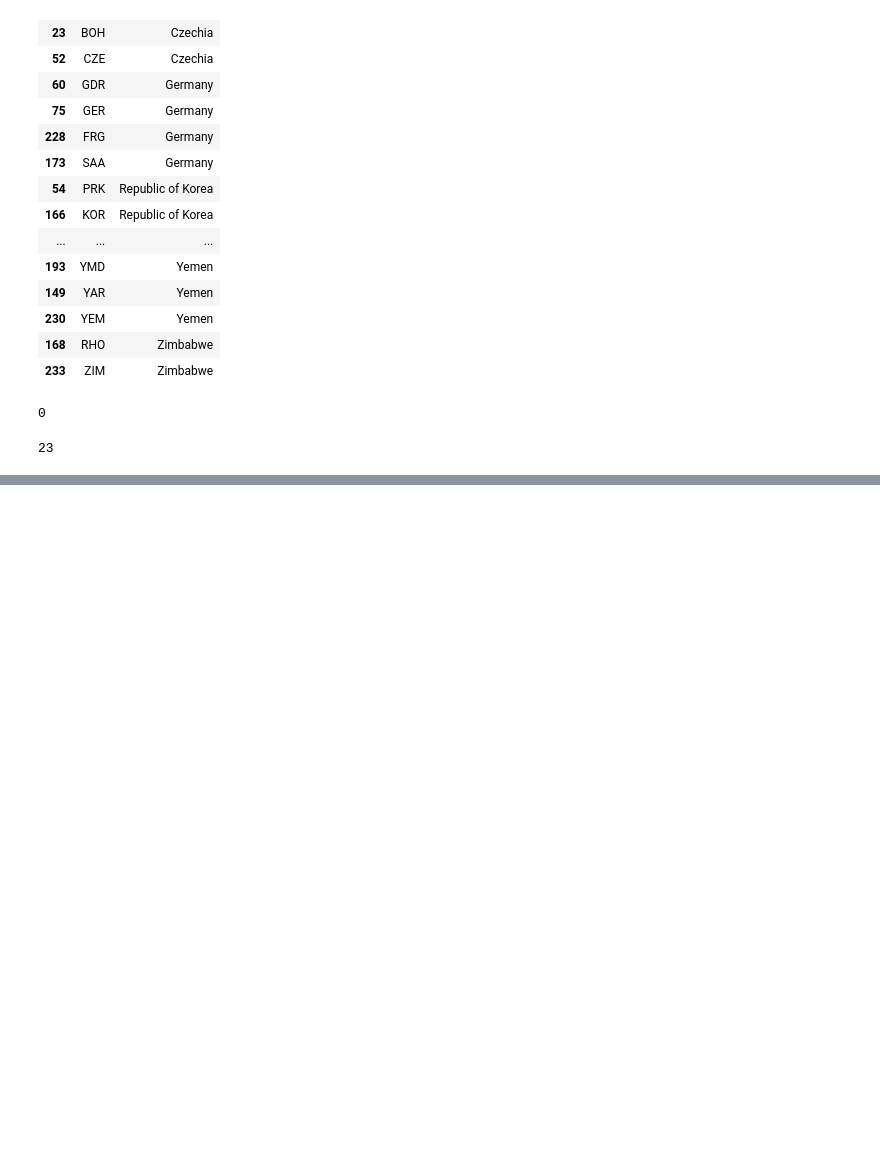
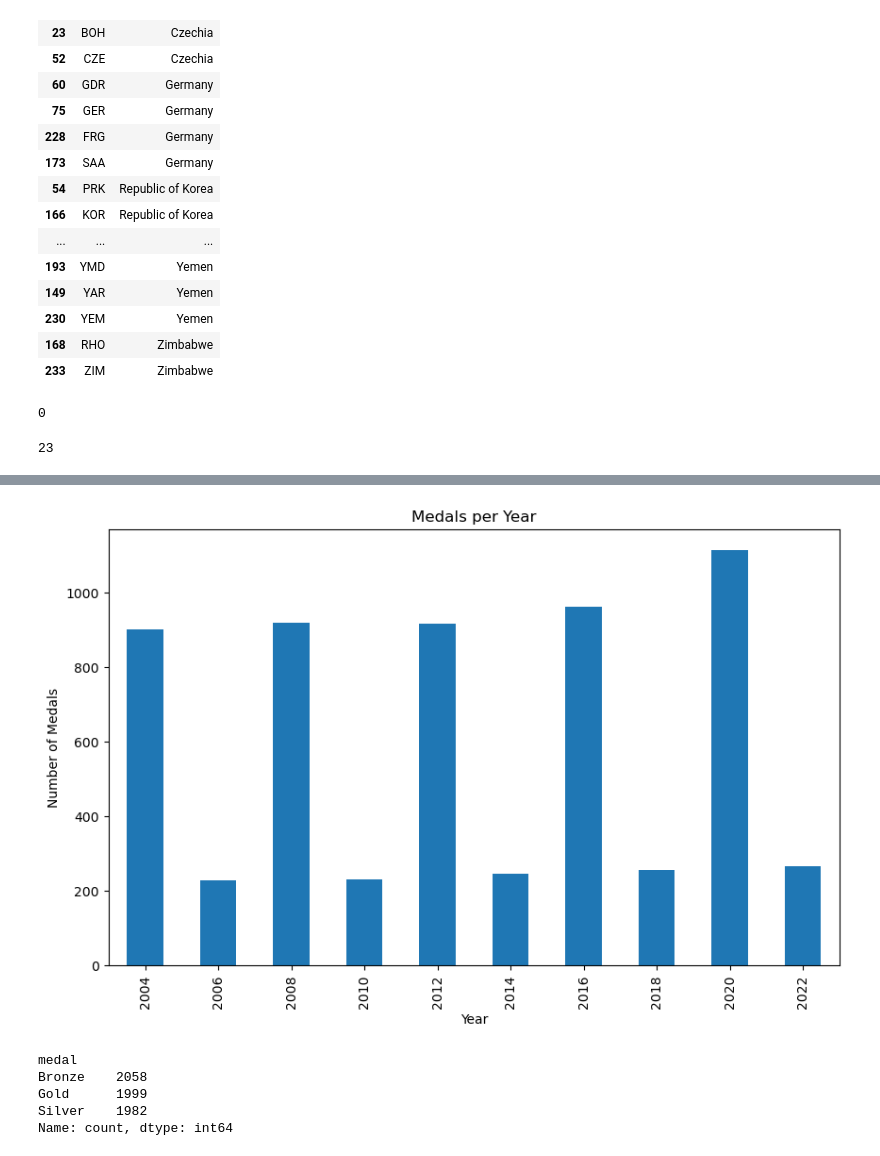
Before and after one commit to Gartles20/Project-1-Group-5, a Jupyter notebook: noah_example/female_data.ipynb, the cells around one changed output, grey strips where cells are left out. Drawn from its saved outputs; the diff is of its cells as text; code cells hidden in the pictures; blank space fills up the shorter version.

```diff
--- a/noah_example/female_data.ipynb
+++ b/noah_example/female_data.ipynb
@@ -188,0 +336,19 @@ female_Country_medal_event_df.head()
+# %%
+medals_per_year = female_country_event_recent_df.groupby('year')['medal'].count()
+
+medals_per_year.head(12).plot(kind='bar', figsize=(10, 6))
+plt.title('Medals per Year')
+plt.xlabel('Year')
+plt.ylabel('Number of Medals')
+plt.show()
+# %% [output]
+[figure, added]
+# %%
+medals_per_type = female_country_event_recent_df['medal'].value_counts()
+medals_per_type.head(10)
+# %% [output]
+medal
+Bronze    2058
+Gold      1999
+Silver    1982
+Name: count, dtype: int64
```
Also changed, not shown: parts of 40 cells of this notebook.
